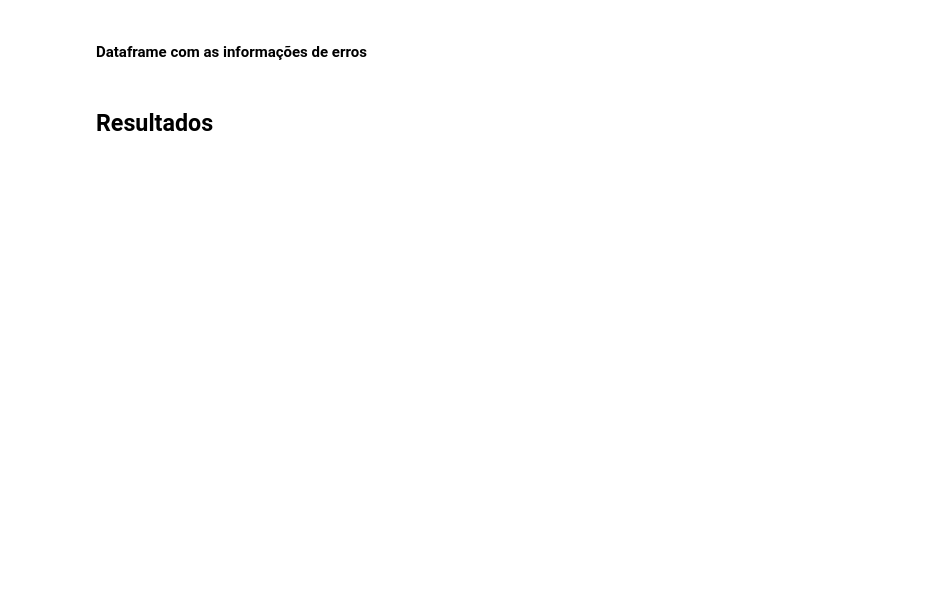
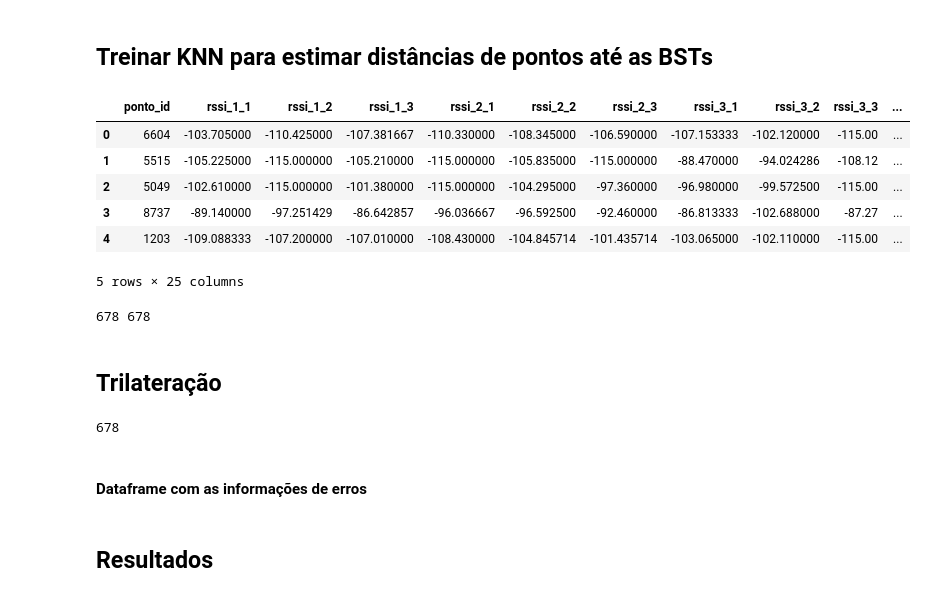
Before and after one commit to pccql/comunicacoes-moveis, a Jupyter notebook: methods/knn.ipynb, the cells around one changed output. Drawn from its saved outputs; the diff is of its cells as text; code cells hidden in the pictures; blank space fills up the shorter version.

```diff
--- a/methods/knn.ipynb
+++ b/methods/knn.ipynb
@@ -9,6 +11,30 @@ import numpy as np
+# %% [markdown]
+## Treinar KNN para estimar distâncias de pontos até as BSTs
 # %%
 bts = pd.read_csv('../data/bts.csv')
 meds_train_alunos = pd.read_csv('../data/meds_train_alunos.csv')
+# %%
+def calculate_distances(row):
+    point_coords = (row['lat'], row['lon'])
+    distances = {}
+
+    for _, bts_row in bts.iterrows():
+        bts_coords = (bts_row['lat'], bts_row['lon'])
+        distance = geodesic(bts_coords, point_coords).meters
+        distances[f'bts_{bts_row["btsId"]}'] = distance
+
+    return pd.Series(distances)
+
+meds_train_alunos = pd.concat([meds_train_alunos, meds_train_alunos.apply(calculate_distances, axis=1)], axis=1)
+meds_train_alunos.head()
+# %% [output]
+|  | ponto_id | rssi_1_1 | rssi_1_2 | rssi_1_3 | rssi_2_1 | rssi_2_2 | rssi_2_3 | rssi_3_1 | rssi_3_2 | rssi_3_3 | ... |
+| 0 | 6604 | -103.705000 | -110.425000 | -107.381667 | -110.330000 | -108.345000 | -106.590000 | -107.153333 | -102.120000 | -115.00 | ... |
+| 1 | 5515 | -105.225000 | -115.000000 | -105.210000 | -115.000000 | -105.835000 | -115.000000 | -88.470000 | -94.024286 | -108.12 | ... |
+| 2 | 5049 | -102.610000 | -115.000000 | -101.380000 | -115.000000 | -104.295000 | -97.360000 | -96.980000 | -99.572500 | -115.00 | ... |
+| 3 | 8737 | -89.140000 | -97.251429 | -86.642857 | -96.036667 | -96.592500 | -92.460000 | -86.813333 | -102.688000 | -87.27 | ... |
+| 4 | 1203 | -109.088333 | -107.200000 | -107.010000 | -108.430000 | -104.845714 | -101.435714 | -103.065000 | -102.110000 | -115.00 | ... |
+5 rows × 25 columns
 # %%
 X = meds_train_alunos[['rssi_1_1', 'rssi_1_2', 'rssi_1_3', 'rssi_2_1', 'rssi_2_2', 'rssi_2_3', 'rssi_3_1', 'rssi_3_2', 'rssi_3_3']]
 
@@ -20,7 +46,31 @@ k = 3  # Número de vizinhos
 knn = KNeighborsRegressor(n_neighbors=k)
 knn.fit(X_train, y_train)
 
-y_pred = knn.predict(X_test)
+y_pred_bts = knn.predict(X_test)
+# %% [output]
+678 678
+# %% [markdown]
+## Trilateração
+# %%
+def error(point, towers, distances):
+    return sum([(sqrt((point[0] - towers[i][0])**2 + (point[1] - towers[i][1])**2) - distances[i])**2 for i in range(len(towers))])
+
+def estimate_point_coordinates(distances, towers):
+    x0 = [0, 0]
+    result = minimize(error, x0, args=(towers, distances), method='Nelder-Mead')
+    return result.x
+
+y_pred = []
+
+for distances in y_pred_bts:
+    closest_indices = sorted(range(len(distances)), key=lambda j: distances[j])[:3]
+    closest_bts_coords = [(bts.iloc[j]['lat'], bts.iloc[j]['lon']) for j in closest_indices]
+
+    point_lat, point_lon = estimate_point_coordinates(distances, closest_bts_coords)
+
+    y_pred.append([point_lat, point_lon])
+# %% [output]
+678
 # %% [markdown]
 #### Dataframe com as informações de erros
 # %%
```
Also changed, not shown: parts of 6 cells of this notebook, 1 other file.
